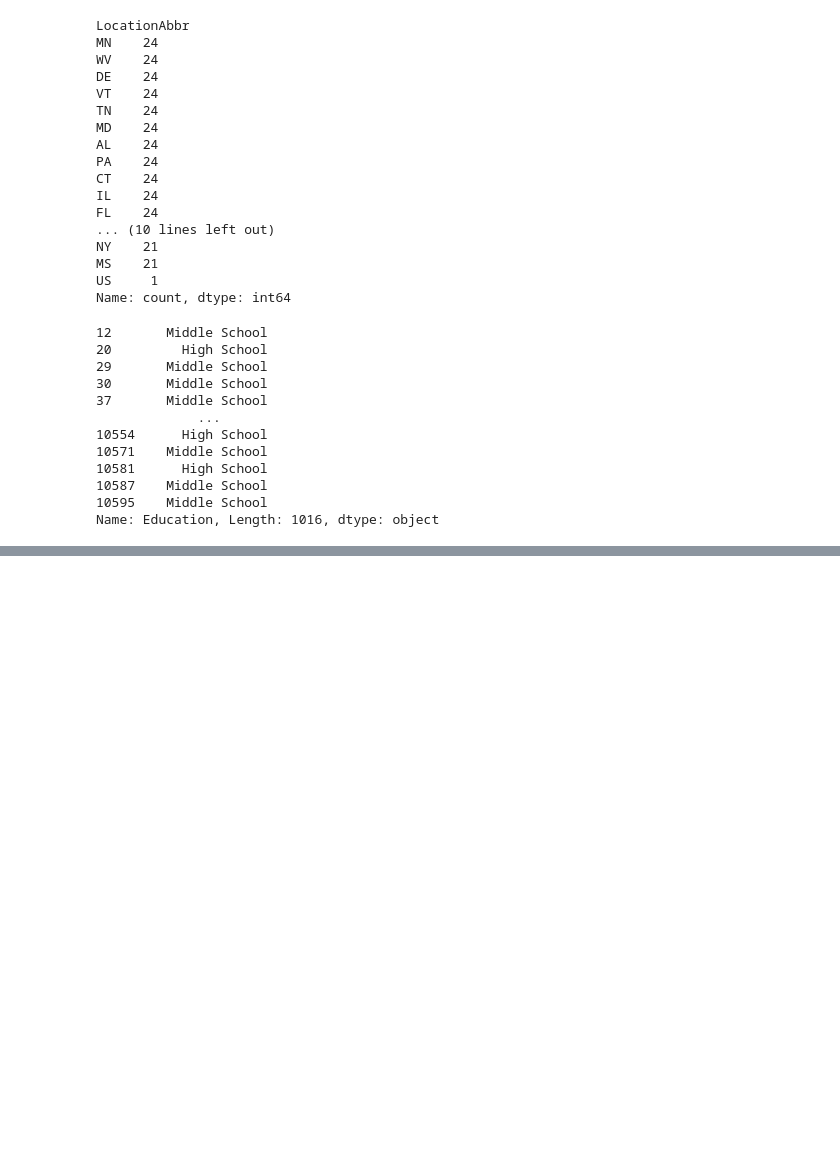
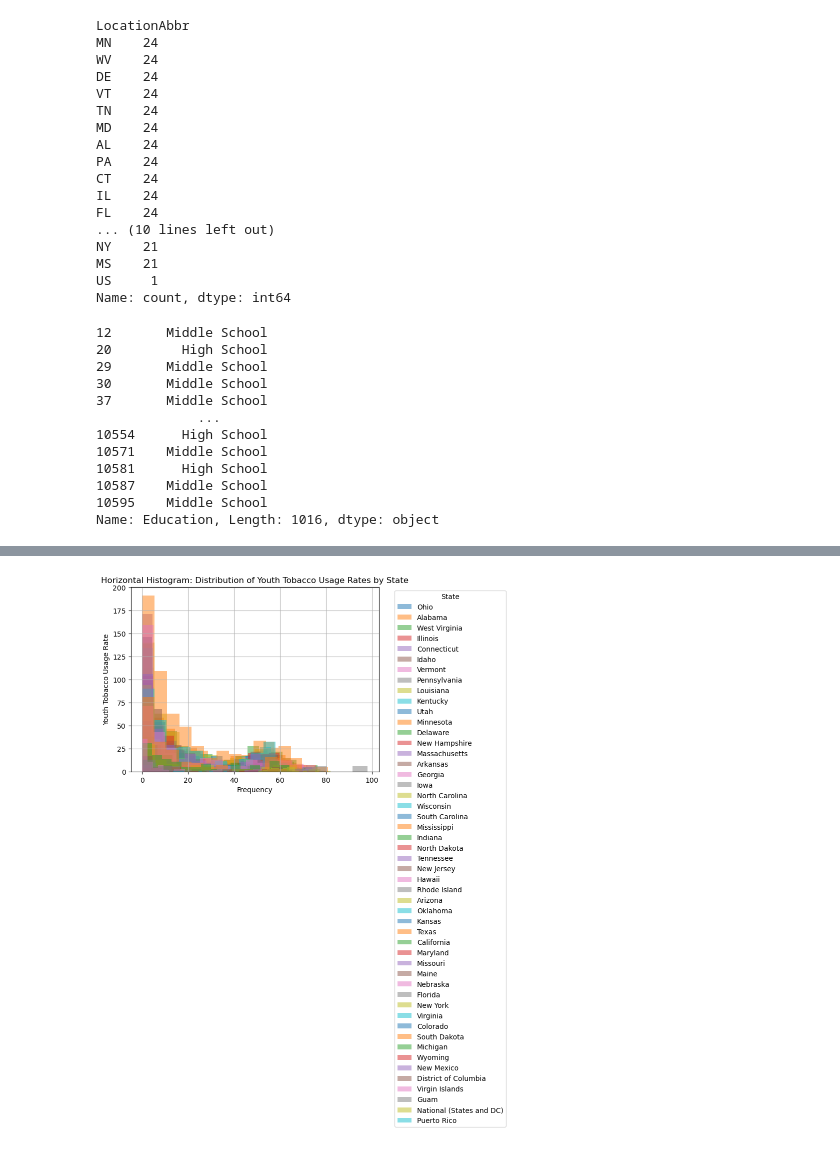
Before and after one commit to Lovelourdie/Project1_DataViz, a Jupyter notebook: clean_data.ipynb, the cells around one changed output, grey strips where cells are left out. Saved outputs shown, nothing was run; the diff lists cells and outputs as text; code cells hidden in the pictures; blank space fills up the shorter version.

```diff
--- a/clean_data.ipynb
+++ b/clean_data.ipynb
@@ -242,0 +267,14 @@ TopicDesc_Smokeless Tobacco Use (Youth)                                 1.000000
+# %%
+for state in subset_df['LocationDesc'].unique():
+    state_data = subset_df[subset_df['LocationDesc'] == state]['Data_Value']
+    plt.hist(state_data, bins=15, alpha=0.5, label=state)
+
+plt.xlabel('Frequency')
+plt.ylabel('Youth Tobacco Usage Rate')
+plt.title('Horizontal Histogram: Distribution of Youth Tobacco Usage Rates by State')
+plt.legend(title='State', bbox_to_anchor=(1.05, 1), loc='upper left')
+plt.grid(True)
+plt.tight_layout()
+plt.show()
+# %% [output]
+[figure, added]
```
Also changed, not shown: parts of 5 cells of this notebook, 1 other file.
